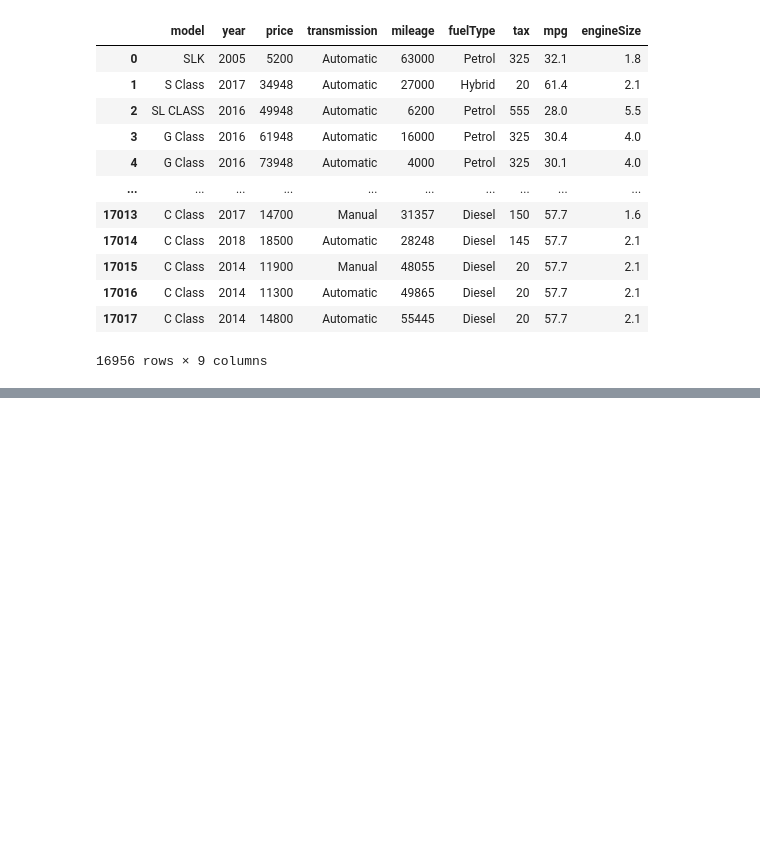
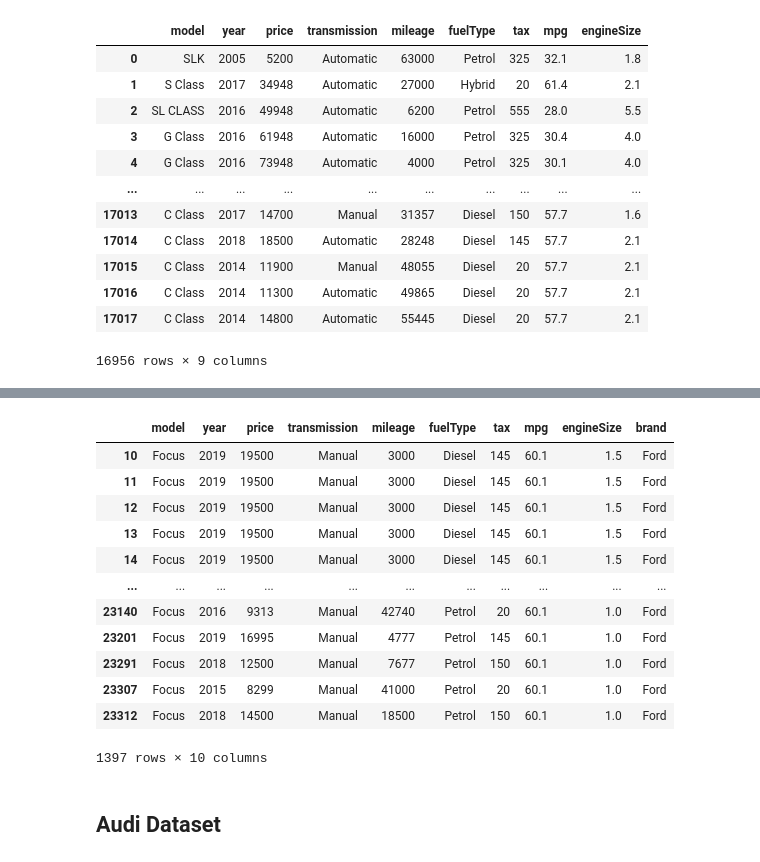
Before and after one commit to d-widyantama/ML-Regression-UsedCarsPrediction-finpro-alpha, a Jupyter notebook: 1-Data Preparation.ipynb, the cells around one changed output, grey strips where cells are left out. Saved outputs shown, nothing was run; the diff lists cells and outputs as text; code cells hidden in the pictures; blank space fills up the shorter version.

```diff
--- a/1-Data Preparation.ipynb
+++ b/1-Data Preparation.ipynb
@@ -346,0 +685,16 @@ mercedes
+# %%
+Ford[Ford.duplicated()]
+# %% [output]
+|  | model | year | price | transmission | mileage | fuelType | tax | mpg | engineSize | brand |
+| 10 | Focus | 2019 | 19500 | Manual | 3000 | Diesel | 145 | 60.1 | 1.5 | Ford |
+| 11 | Focus | 2019 | 19500 | Manual | 3000 | Diesel | 145 | 60.1 | 1.5 | Ford |
+| 12 | Focus | 2019 | 19500 | Manual | 3000 | Diesel | 145 | 60.1 | 1.5 | Ford |
+| 13 | Focus | 2019 | 19500 | Manual | 3000 | Diesel | 145 | 60.1 | 1.5 | Ford |
+| 14 | Focus | 2019 | 19500 | Manual | 3000 | Diesel | 145 | 60.1 | 1.5 | Ford |
+| ... | ... | ... | ... | ... | ... | ... | ... | ... | ... | ... |
+| 23140 | Focus | 2016 | 9313 | Manual | 42740 | Petrol | 20 | 60.1 | 1.0 | Ford |
+| 23201 | Focus | 2019 | 16995 | Manual | 4777 | Petrol | 145 | 60.1 | 1.0 | Ford |
+| 23291 | Focus | 2018 | 12500 | Manual | 7677 | Petrol | 150 | 60.1 | 1.0 | Ford |
+| 23307 | Focus | 2015 | 8299 | Manual | 41000 | Petrol | 20 | 60.1 | 1.0 | Ford |
+| 23312 | Focus | 2018 | 14500 | Manual | 18500 | Petrol | 150 | 60.1 | 1.0 | Ford |
+1397 rows × 10 columns
@@ -346,0 +703,2 @@ mercedes
+# %% [markdown]
+## Audi Dataset
```
Also changed, not shown: parts of 73 cells of this notebook, 1 other file.
